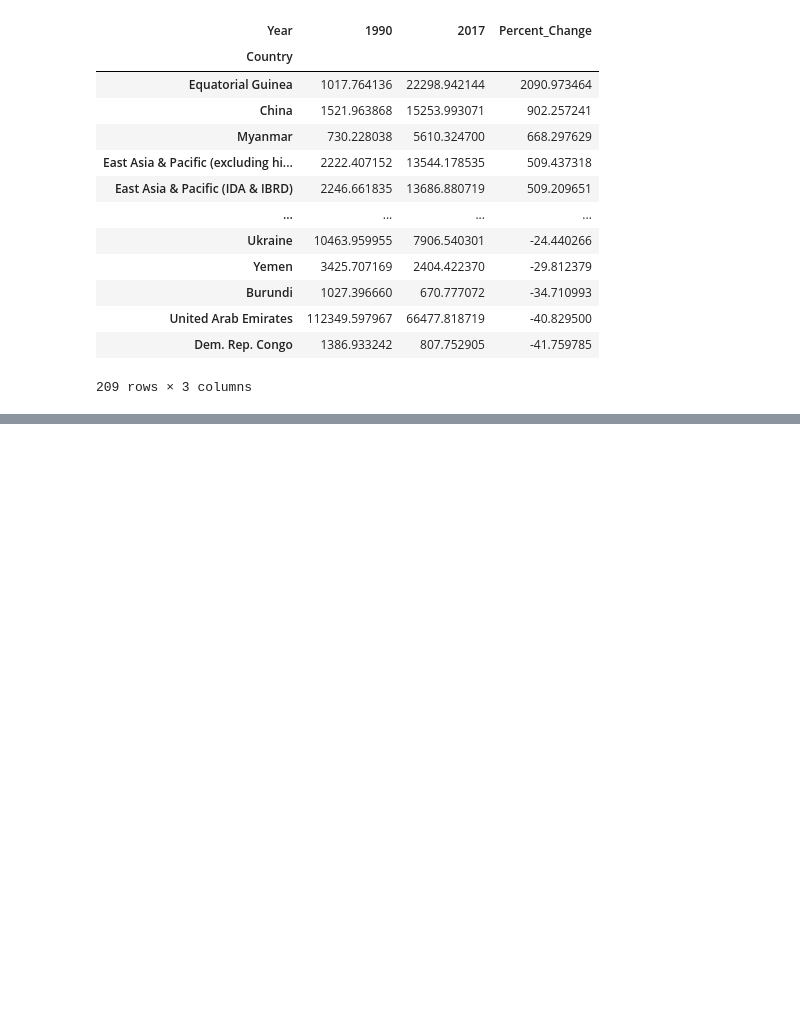
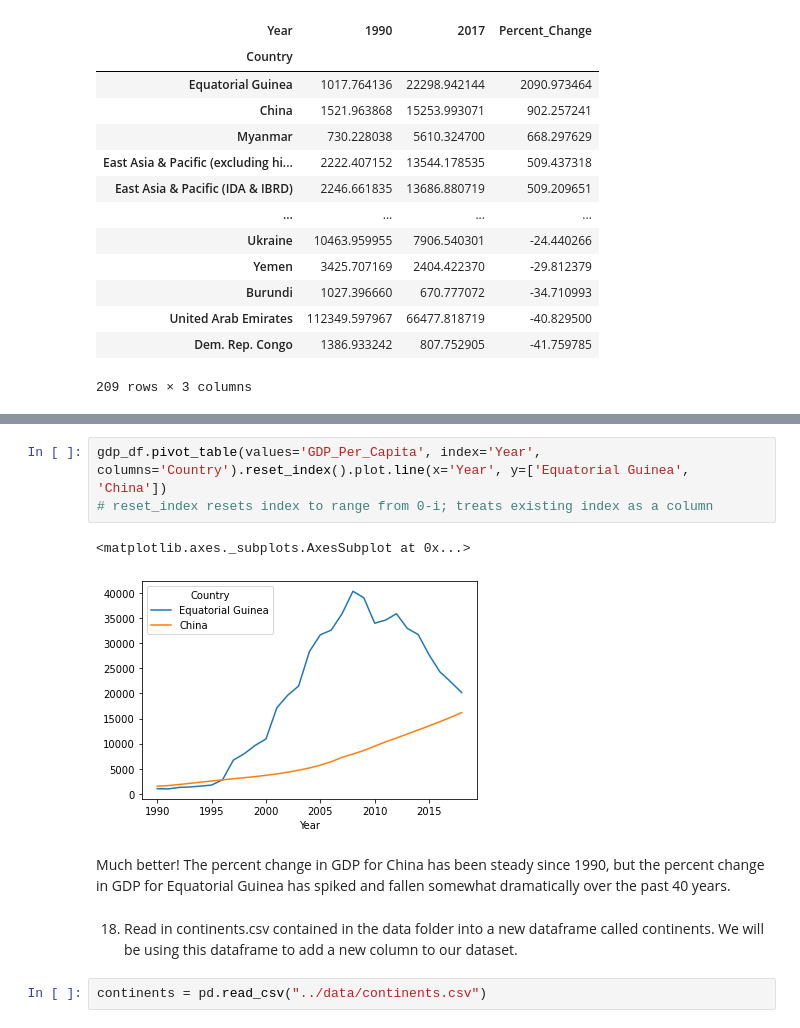
Before and after one commit to nss-data-science-cohort-4/dq1-undata-ocnrandolph, a Jupyter notebook: notebooks/UN_Data_Exploration.ipynb, the cells around one changed output, grey strips where cells are left out. Cells and saved outputs as stored; diff of their text form; blank space fills up the shorter version.

```diff
--- a/notebooks/UN_Data_Exploration.ipynb
+++ b/notebooks/UN_Data_Exploration.ipynb
@@ -399,0 +451,12 @@ gdp_pivoted.sort_values(by='Percent_Change', ascending=False)
+# %%
+gdp_df.pivot_table(values='GDP_Per_Capita', index='Year', columns='Country').reset_index().plot.line(x='Year', y=['Equatorial Guinea', 'China'])
+# reset_index resets index to range from 0-i; treats existing index as a column
+# %% [output]
+<matplotlib.axes._subplots.AxesSubplot at 0x...>
+[figure, added]
+# %% [markdown]
+Much better! The percent change in GDP for China has been steady since 1990, but the percent change in GDP for Equatorial Guinea has spiked and fallen somewhat dramatically over the past 40 years.
+# %% [markdown]
+18. Read in continents.csv contained in the data folder into a new dataframe called continents. We will be using this dataframe to add a new column to our dataset.
+# %%
+continents = pd.read_csv("../data/continents.csv")
```
Also changed, not shown: parts of 22 cells of this notebook.
